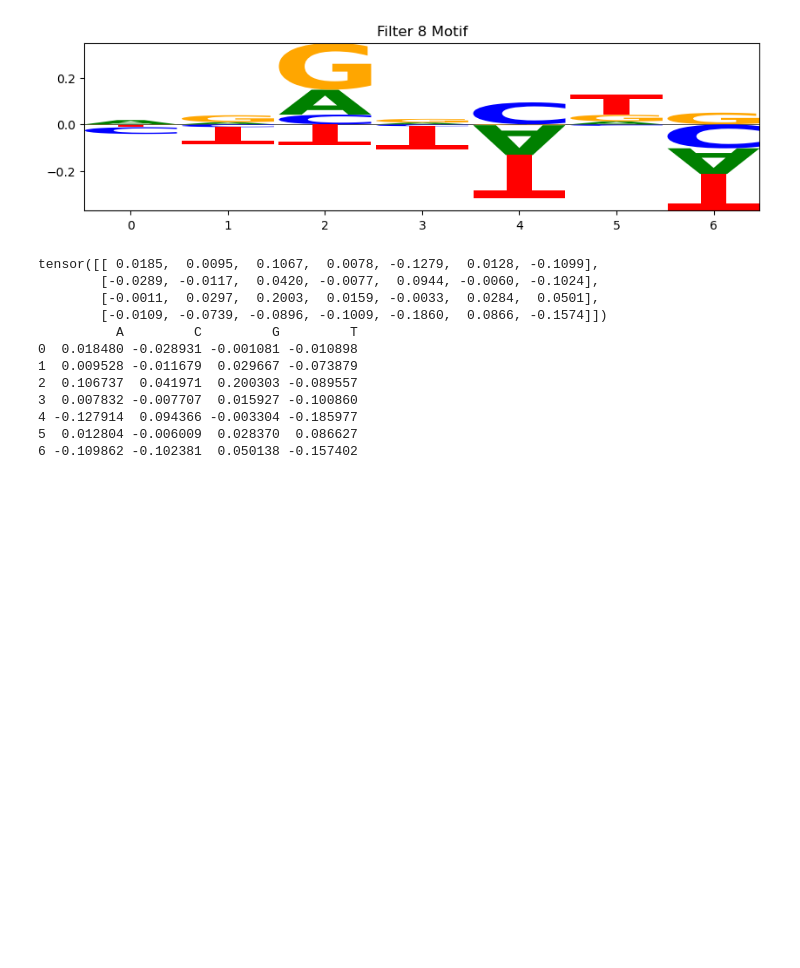
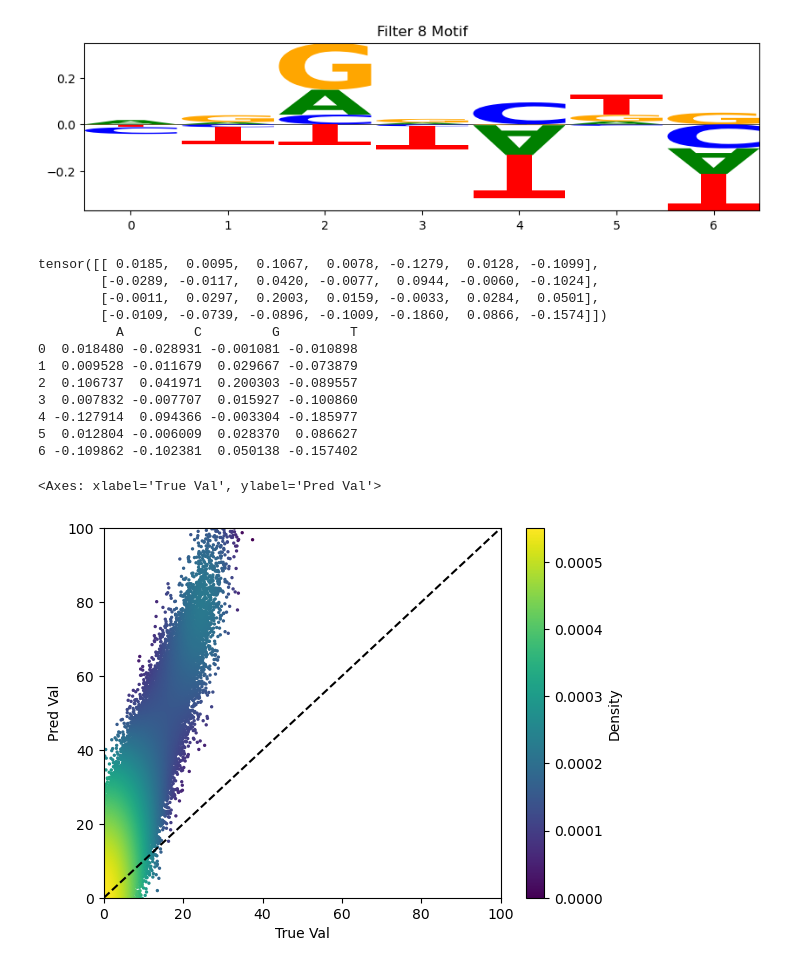
Before and after one commit to abdulfaqihalm/ucph_thesis, a Jupyter notebook: analysis/plotseqlogo.ipynb, the cells around one changed output. Drawn from its saved outputs; the diff is of its cells as text; code cells hidden in the pictures; blank space fills up the shorter version.

Commit message:
Adding heat map of plot function

```diff
--- a/analysis/plotseqlogo.ipynb
+++ b/analysis/plotseqlogo.ipynb
@@ -88,3 +88,54 @@ tensor([[ 0.0185,  0.0095,  0.1067,  0.0078, -0.1279,  0.0128, -0.1099],
 4 -0.127914  0.094366 -0.003304 -0.185977
 5  0.012804 -0.006009  0.028370  0.086627
 6 -0.109862 -0.102381  0.050138 -0.157402
+# %%
+import numpy as np
+import matplotlib.pyplot as plt
+from matplotlib import cm
+from matplotlib.colors import Normalize
+from scipy.interpolate import interpn
+
+def density_scatter(x , y, ax = None, sort = True, bins = 20, **kwargs )   :
+    """
+    Scatter plot colored by 2d histogram
+    """
+    # Create a jointplot with scatterplot and histograms
+    if np.max(x) > 1 and np.max(y) > 1:
+        max = 100
+    else:
+        max = 1
+
+    corr_coef = np.corrcoef(x, y)[0, 1]
+    if ax is None :
+        fig , ax = plt.subplots()
+    data , x_e, y_e = np.histogram2d( x, y, bins = bins, density = True )
+    z = interpn( ( 0.5*(x_e[1:] + x_e[:-1]) , 0.5*(y_e[1:]+y_e[:-1]) ) , data , np.vstack([x,y]).T , method = "splinef2d", bounds_error = False)
+
+    #To be sure to plot all data
+    z[np.where(np.isnan(z))] = 0.0
+
+    # Sort the points by density, so that the densest points are plotted last
+    if sort :
+        idx = z.argsort()
+        x, y, z = x[idx], y[idx], z[idx]
+
+    ax.scatter( x, y, c=z, s=2, **kwargs )
+
+    norm = Normalize(vmin = np.min(z), vmax = np.max(z))
+    cbar = fig.colorbar(cm.ScalarMappable(norm = norm), ax=ax)
+    cbar.ax.set_ylabel('Density')
+    ax.plot([0, max], [0, max], 'k--')
+    ax.set_xlabel('True Val')
+    ax.set_ylabel('Pred Val')
+    ax.set_xlim(0, max)
+    ax.set_ylim(0, max)
+    # Add correlation coefficient text
+    ax.text(5, 95, f'r = {corr_coef:.2f}', fontsize=12)
+    return ax
+
+x = np.random.normal(size=100000)
+y = x * 3 + np.random.normal(size=100000)
+density_scatter( x*10, y*10, bins = [5,5] )
+# %% [output]
+<Axes: xlabel='True Val', ylabel='Pred Val'>
+[figure, added]
```
Also changed, not shown: 1 other file.
